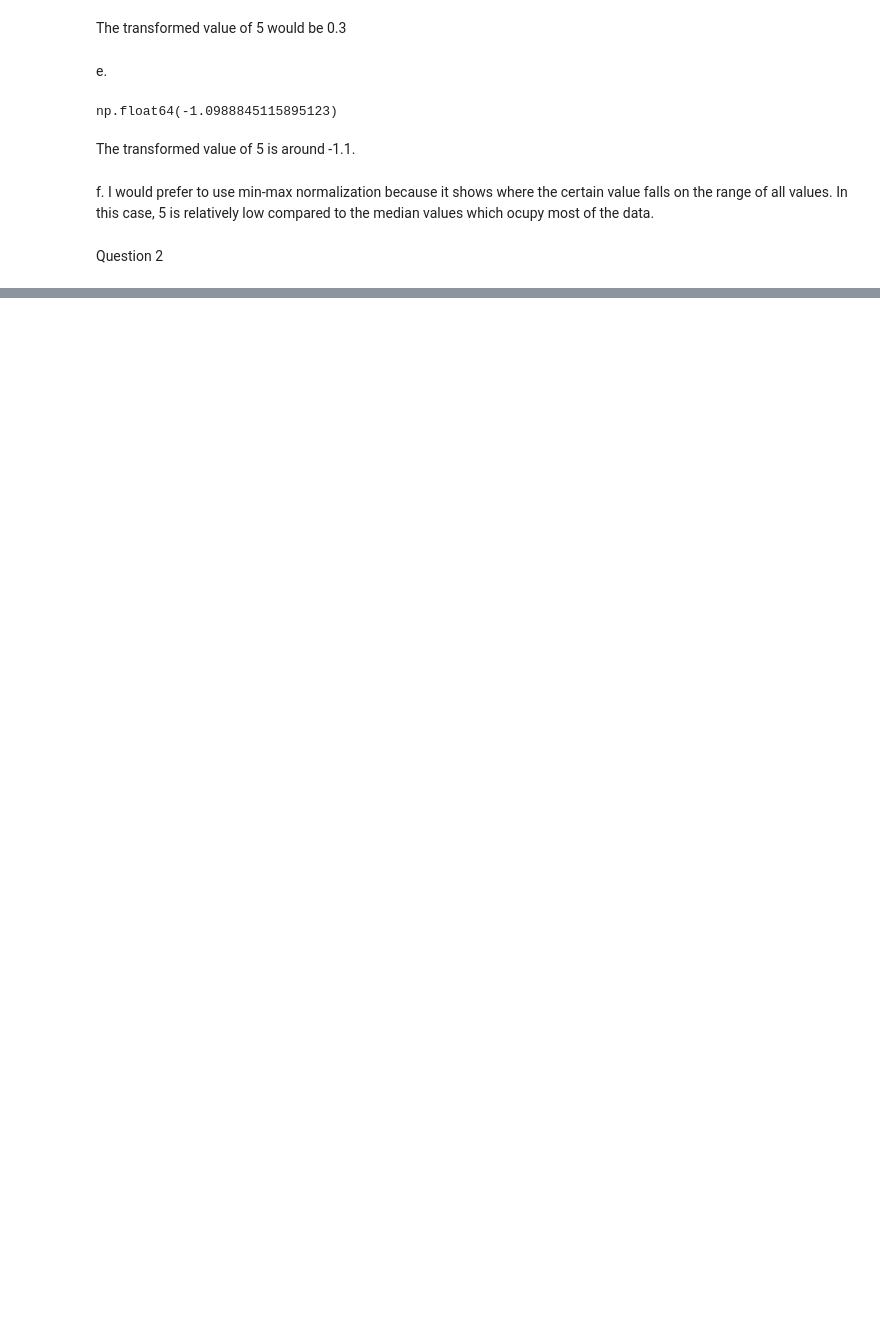
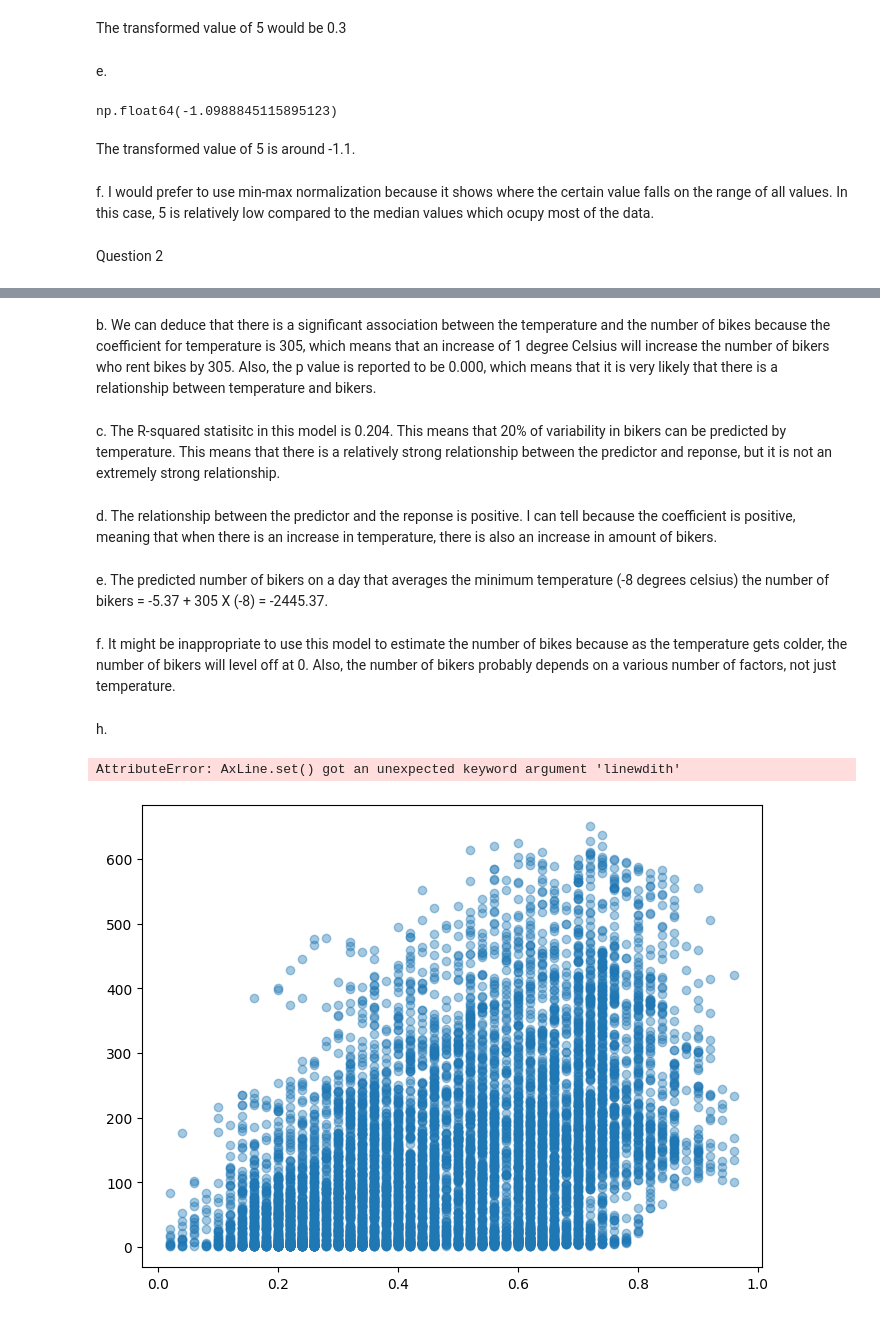
Before and after one commit to katesnow1/code_2600, a Jupyter notebook: homework2.ipynb, the cells around one changed output, grey strips where cells are left out. Saved outputs shown, nothing was run; the diff lists cells and outputs as text; code cells hidden in the pictures; blank space fills up the shorter version.

```diff
--- a/homework2.ipynb
+++ b/homework2.ipynb
@@ -98,2 +100,6 @@ Question 2
 # %%
 Bikeshare = load_data('Bikeshare')
+y = Bikeshare['bikers']
+x = sm.add_constant(Bikeshare['temp'])
+model = sm.OLS(y,x).fit()
+model.summary()
@@ -99,0 +126,24 @@ Bikeshare = load_data('Bikeshare')
+# %% [markdown]
+b. We can deduce that there is a significant association between the temperature and the number of bikes because the coefficient for temperature is 305, which means that an increase of 1 degree Celsius will increase the number of bikers who rent bikes by 305. Also, the p value is reported to be 0.000, which means that it is very likely that there is a relationship between temperature and bikers.
+# %% [markdown]
+c. The R-squared statisitc in this model is 0.204. This means that 20% of variability in bikers can be predicted by temperature. This means that there is a relatively strong relationship between the predictor and reponse, but it is not an extremely strong relationship.
+# %% [markdown]
+d. The relationship between the predictor and the reponse is positive. I can tell because the coefficient is positive, meaning that when there is an increase in temperature, there is also an increase in amount of bikers.
+# %% [markdown]
+e. The predicted number of bikers on a day that averages the minimum temperature (-8 degrees celsius) the number of bikers = -5.37 + 305 X (-8) = -2445.37.
+# %% [markdown]
+f. It might be inappropriate to use this model to estimate the number of bikes because as the temperature gets colder, the number of bikers will level off at 0. Also, the number of bikers probably depends on a various number of factors, not just temperature.
+# %% [markdown]
+h.
+# %%
+intercept, slope = model.params
+fig, ax = plt.subplots(figsize=(8,6))
+ax.scatter(Bikeshare['temp'], Bikeshare['bikers'], alpha=0.4, label='Data')
+ax.axline(xy1=(0, intercept), slope=slope, color='red', linewdith=2, label='OLS Regression Line')
+ax.set_xlabel('Temperature')
+ax.set_ylabel('Number of Bikers')
+ax.legend()
+plt.show()
+# %% [output]
+AttributeError: AxLine.set() got an unexpected keyword argument 'linewdith'
+[figure, added]
```
Also changed, not shown: parts of 2 cells of this notebook.
